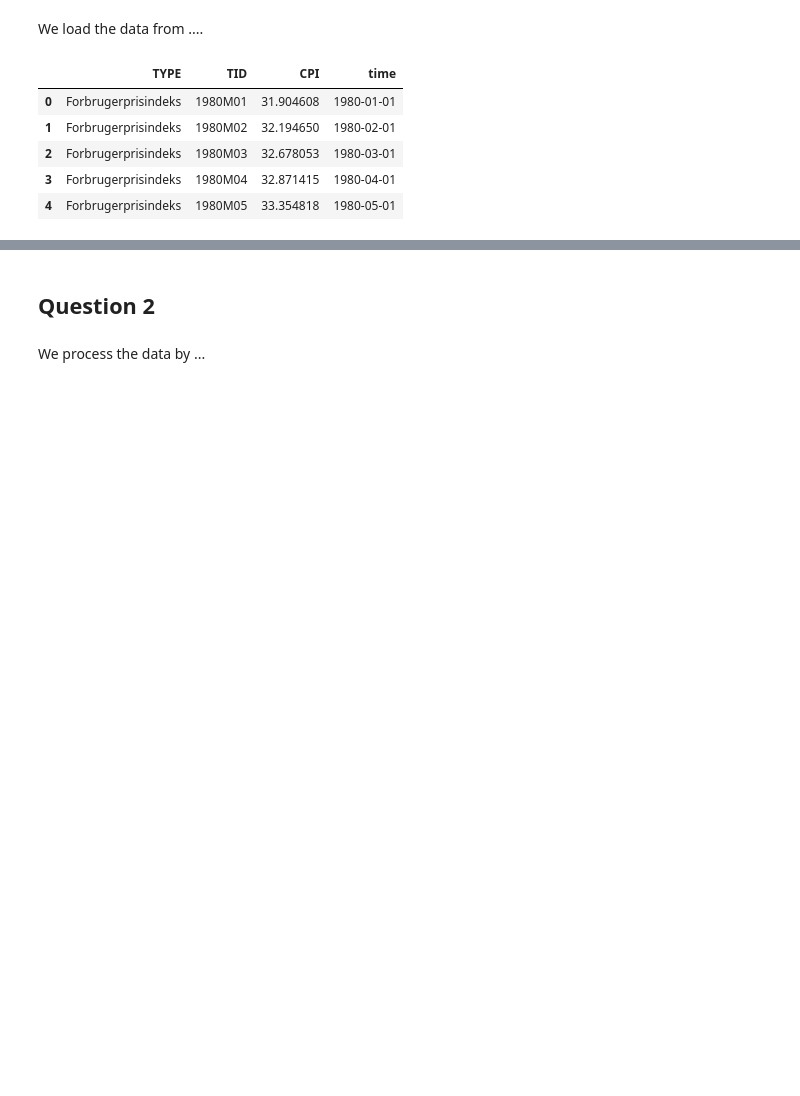
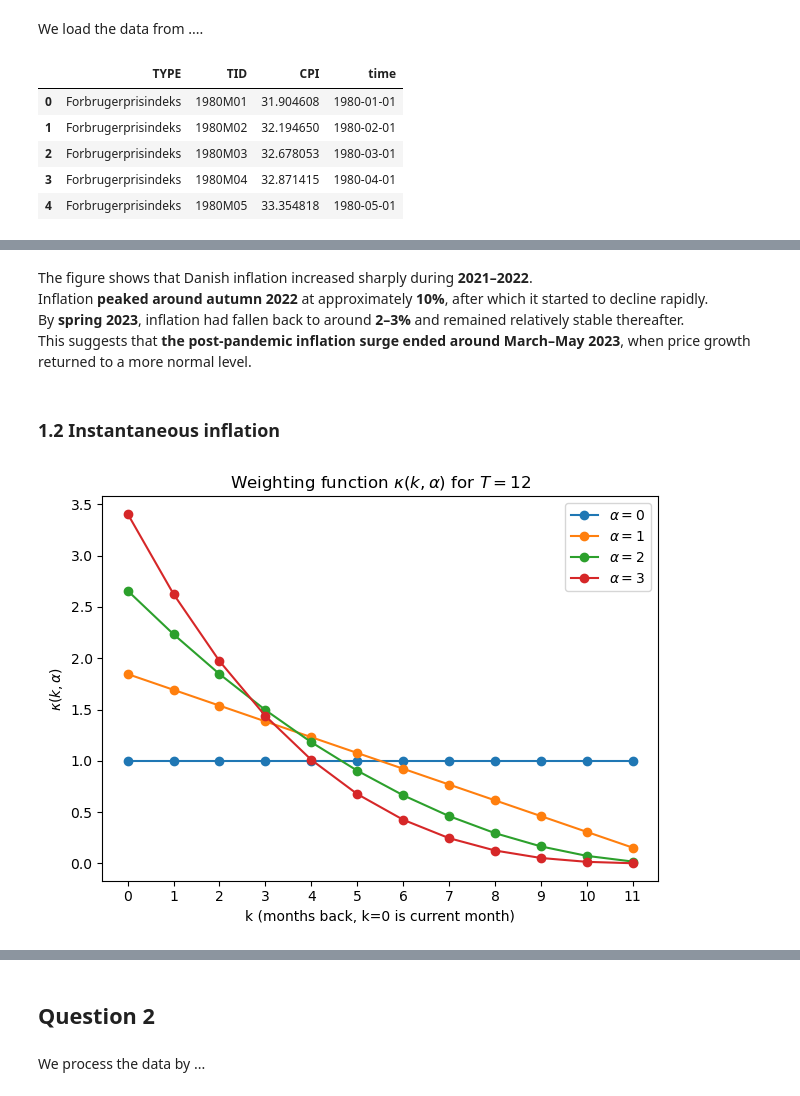
Before and after one commit to NumEconCopenhagen/projects-2025-aksel-tobias, a Jupyter notebook: 01_dataproject/dataproject.ipynb, the cells around one changed output, grey strips where cells are left out. Drawn from its saved outputs; the diff is of its cells as text; code cells hidden in the pictures; blank space fills up the shorter version.

```diff
--- a/01_dataproject/dataproject.ipynb
+++ b/01_dataproject/dataproject.ipynb
@@ -58,0 +100,30 @@ AttributeError: Can only use .dt accessor with datetimelike values
+# %% [markdown]
+The figure shows that Danish inflation increased sharply during **2021–2022**.
+Inflation **peaked around autumn 2022** at approximately **10%**, after which it started to decline rapidly.
+By **spring 2023**, inflation had fallen back to around **2–3%** and remained relatively stable thereafter.
+This suggests that **the post-pandemic inflation surge ended around March–May 2023**, when price growth returned to a more normal level.
+# %% [markdown]
+### 1.2 Instantaneous inflation
+# %%
+# Weighting function kappa(k, alpha) for T=12
+T = 12
+k = np.arange(0, T)  # k = 0..11
+
+def kappa(k_vals, alpha, T=12):
+    w = (T - k_vals) ** alpha
+    w = w / w.sum() * T           # scale so weights sum to T
+    return w
+
+plt.figure()
+for a in [0, 1, 2, 3]:
+    plt.plot(k, kappa(k, a), marker='o', label=fr'$\alpha={a}$')
+
+plt.xticks(k)
+plt.xlabel('k (months back, k=0 is current month)')
+plt.ylabel(r'$\kappa(k,\alpha)$')
+plt.title(r'Weighting function $\kappa(k,\alpha)$ for $T=12$')
+plt.legend()
+plt.tight_layout()
+plt.show()
+# %% [output]
+[figure, added]
```
Also changed, not shown: parts of 12 cells of this notebook.
